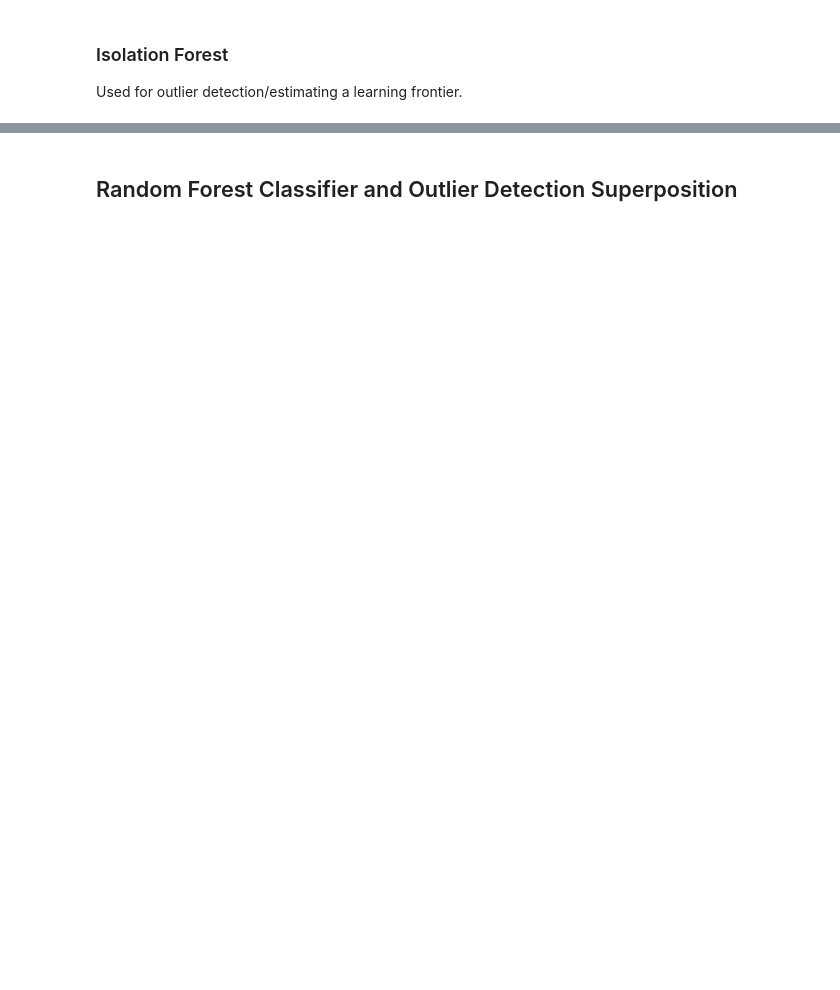
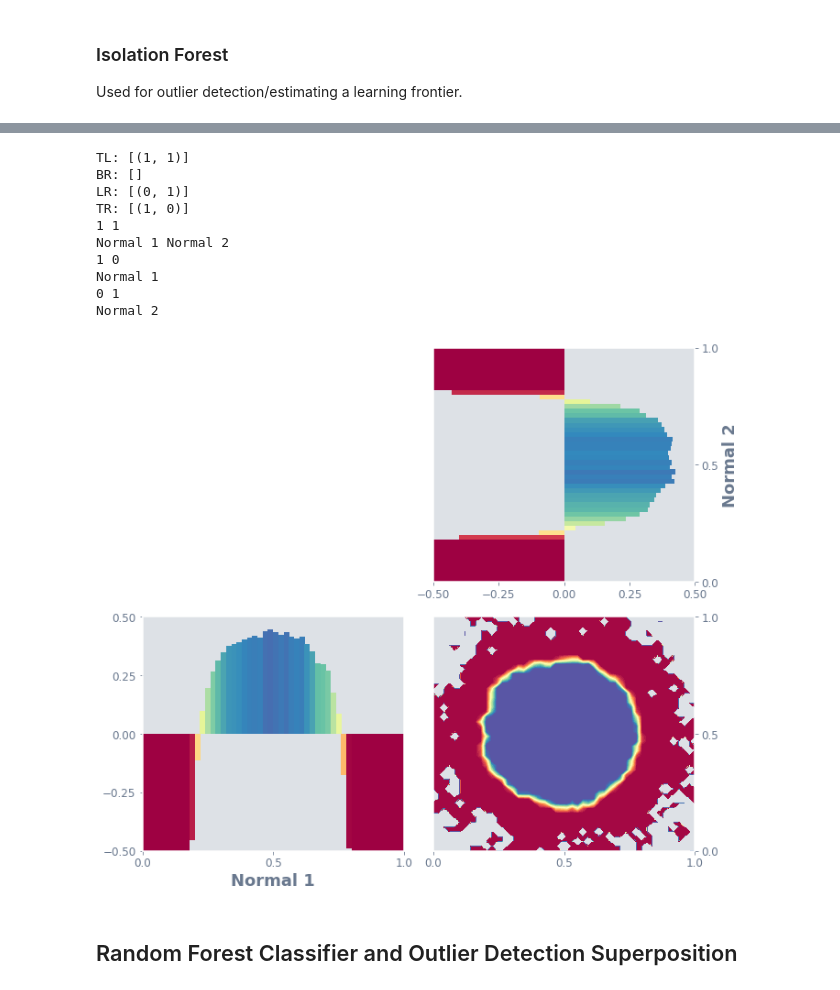
Before and after one commit to Ekrekr/ldr, a Jupyter notebook: distribution_example.ipynb, the cells around one changed output, grey strips where cells are left out. Cells and saved outputs as stored; diff of their text form; code cells hidden in the pictures; blank space fills up the shorter version.

```diff
--- a/distribution_example.ipynb
+++ b/distribution_example.ipynb
@@ -89,4 +110,19 @@ pd.Series(tst).value_counts()
 dtype: int64
+# %%
+ldr.density_estimate(oc_clf_func)
+ldr.vis_2d(dots=False, save=WRITE_PATH + "gen_if.png")
+# %% [output]
+TL: [(1, 1)]
+BR: []
+LR: [(0, 1)]
+TR: [(1, 0)]
+1 1
+Normal 1 Normal 2
+1 0
+Normal 1
+0 1
+Normal 2
+[figure, added]
 # %% [markdown]
 ## Random Forest Classifier and Outlier Detection Superposition
 # %%
```
Also changed, not shown: parts of 30 cells of this notebook, 31 other files.
